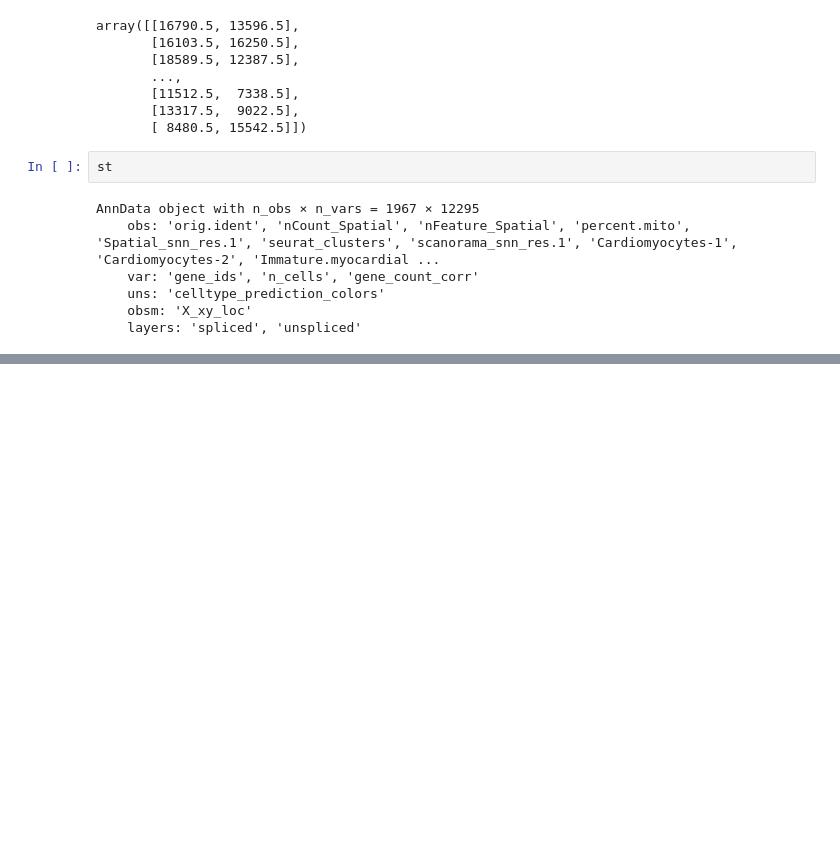
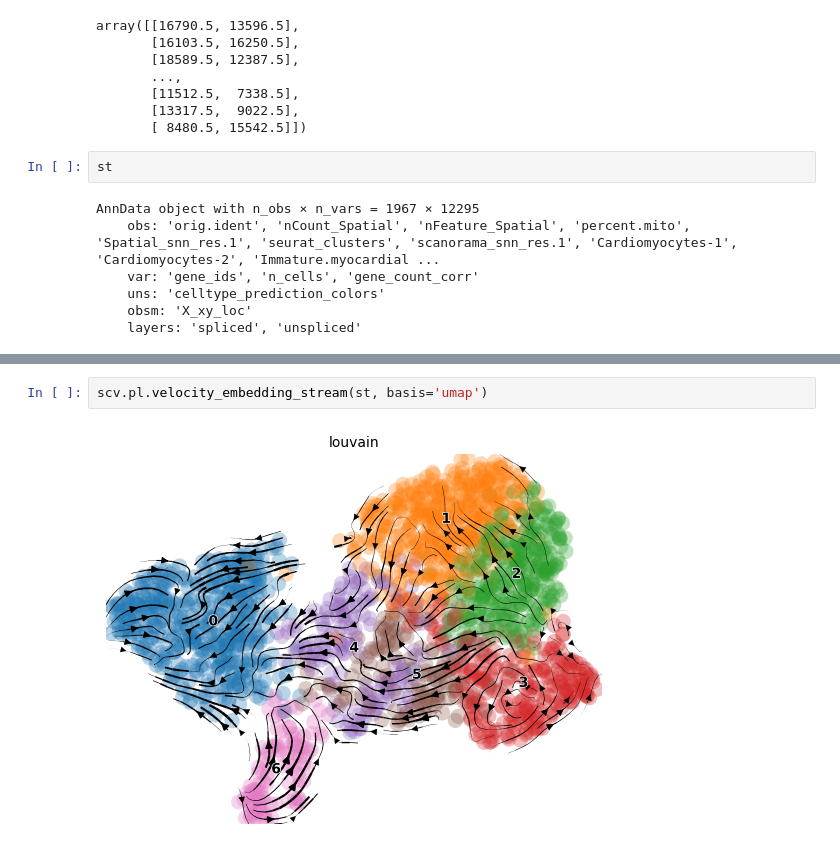
Before and after one commit to Tian-Bai/spatial-RNAvelo, a Jupyter notebook: data_test.ipynb, the cells around one changed output, grey strips where cells are left out. Saved outputs shown, nothing was run; the diff lists cells and outputs as text; blank space fills up the shorter version.

```diff
--- a/data_test.ipynb
+++ b/data_test.ipynb
@@ -143,0 +243,4 @@ AnnData object with n_obs × n_vars = 1967 × 12295
+# %%
+scv.pl.velocity_embedding_stream(st, basis='umap')
+# %% [output]
+[figure, added]
```
Also changed, not shown: parts of 16 cells of this notebook, 3 other files.
